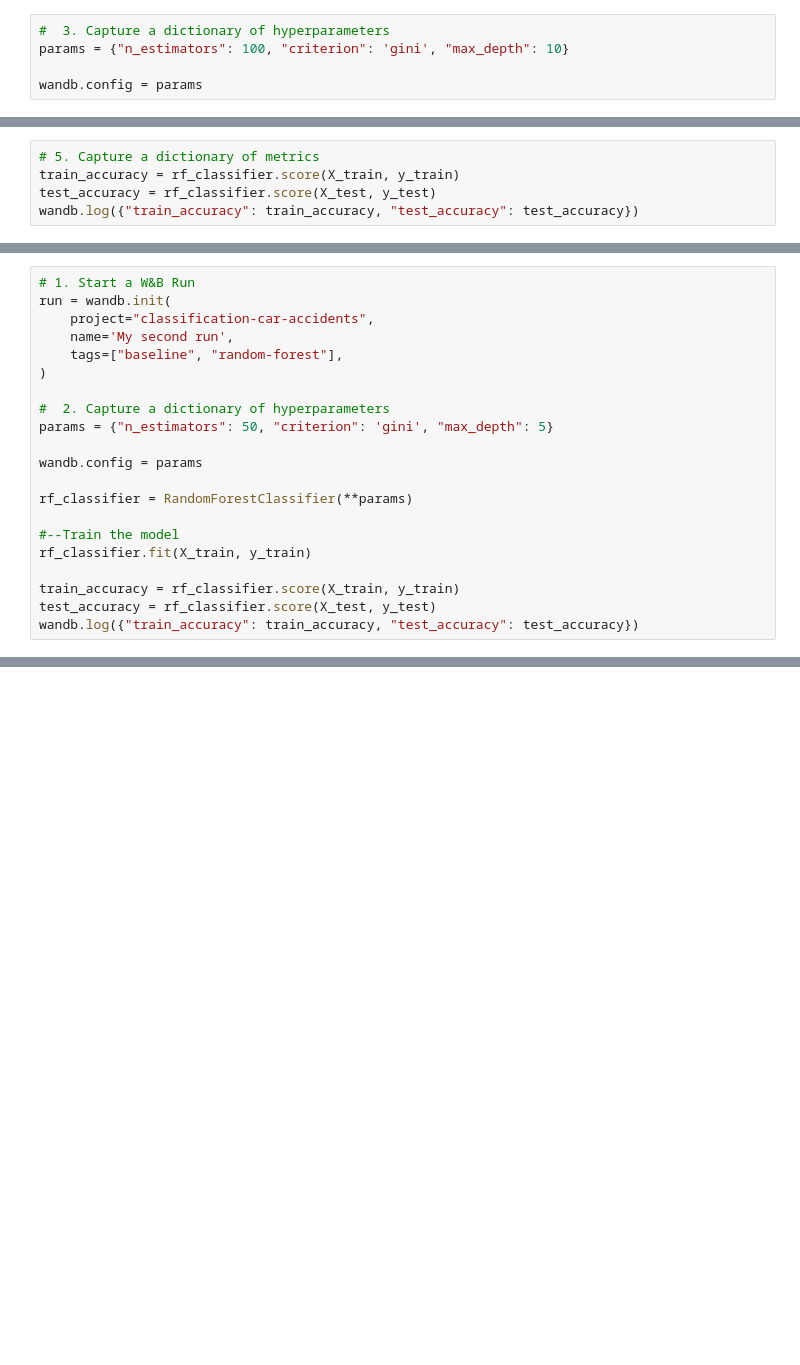
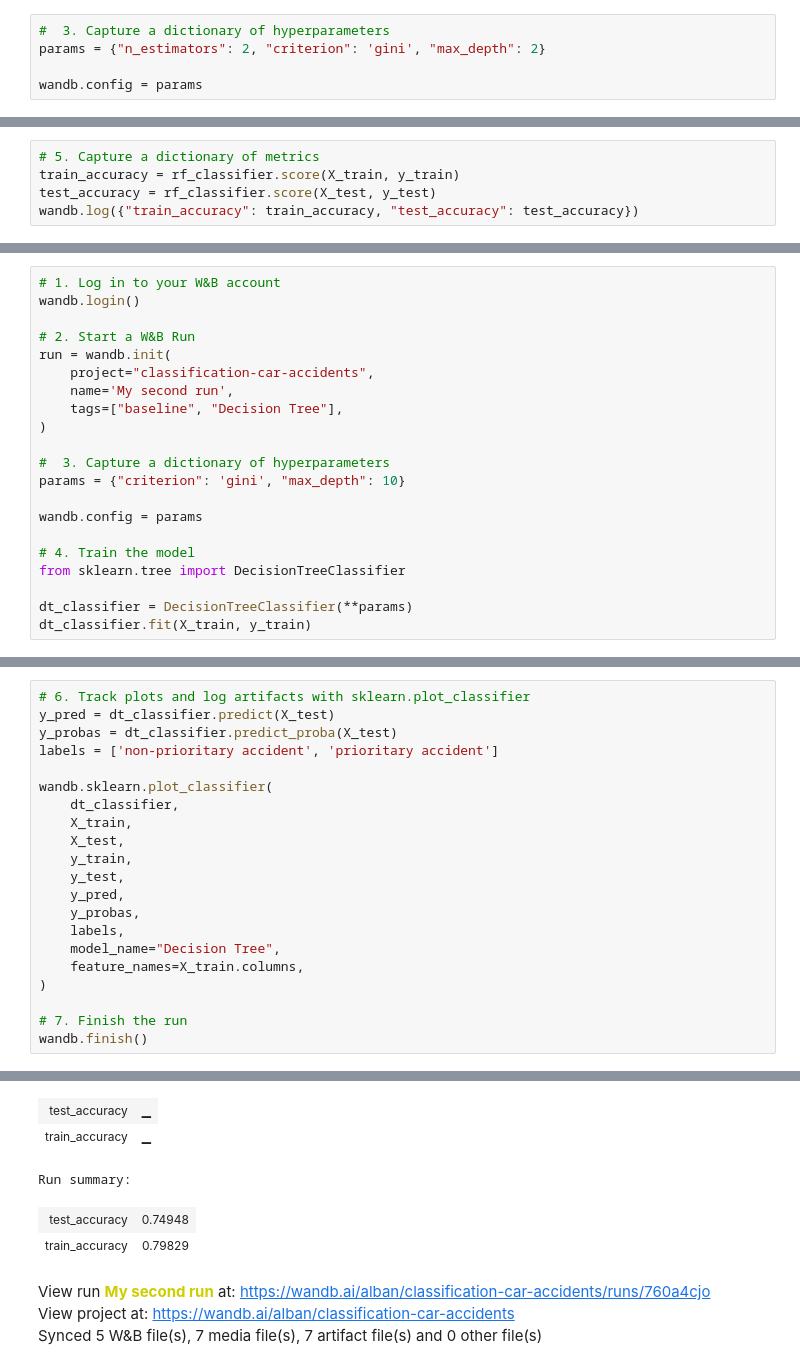
Before and after one commit to DataScientest-Studio/Template_MLOps_accidents, a Jupyter notebook: notebooks/1.0-at-weights-and-biases.ipynb, the cells around one changed output, grey strips where cells are left out. Drawn from its saved outputs; the diff is of its cells as text; blank space fills up the shorter version.

```diff
--- a/notebooks/1.0-at-weights-and-biases.ipynb
+++ b/notebooks/1.0-at-weights-and-biases.ipynb
@@ -28,6 +27,6 @@ View run at https://wandb.ai/alban/classification-car-accidents-2/runs/31y36b1g
 # %%
 #  3. Capture a dictionary of hyperparameters
-params = {"n_estimators": 100, "criterion": 'gini', "max_depth": 10}
+params = {"n_estimators": 2, "criterion": 'gini', "max_depth": 2}
 
 wandb.config = params
 # %%
@@ -78,22 +85,22 @@ A noter que ces paramètres seront utiles à la reproductibilité de la run mais
 # %%
-# 1. Start a W&B Run
+# 1. Log in to your W&B account
+wandb.login()
+
+# 2. Start a W&B Run
 run = wandb.init(
     project="classification-car-accidents",
     name='My second run',
-    tags=["baseline", "random-forest"],
+    tags=["baseline", "Decision Tree"],
 )
 
-#  2. Capture a dictionary of hyperparameters
-params = {"n_estimators": 50, "criterion": 'gini', "max_depth": 5}
+#  3. Capture a dictionary of hyperparameters
+params = {"criterion": 'gini', "max_depth": 10}
 
 wandb.config = params
 
-rf_classifier = RandomForestClassifier(**params)
+# 4. Train the model
+from sklearn.tree import DecisionTreeClassifier
 
-#--Train the model
-rf_classifier.fit(X_train, y_train)
-
-train_accuracy = rf_classifier.score(X_train, y_train)
-test_accuracy = rf_classifier.score(X_test, y_test)
-wandb.log({"train_accuracy": train_accuracy, "test_accuracy": test_accuracy})
+dt_classifier = DecisionTreeClassifier(**params)
+dt_classifier.fit(X_train, y_train)
 # %% [output]
@@ -162,0 +119,22 @@ dossier mlruns = dossier wandb
+# %%
+# 6. Track plots and log artifacts with sklearn.plot_classifier
+y_pred = dt_classifier.predict(X_test)
+y_probas = dt_classifier.predict_proba(X_test)
+labels = ['non-prioritary accident', 'prioritary accident']
+
+wandb.sklearn.plot_classifier(
+    dt_classifier,
+    X_train,
+    X_test,
+    y_train,
+    y_test,
+    y_pred,
+    y_probas,
+    labels,
+    model_name="Decision Tree",
+    feature_names=X_train.columns,
+)
+
+# 7. Finish the run
+wandb.finish()
+# %% [output]
@@ -162,0 +158,8 @@ dossier mlruns = dossier wandb
+| test_accuracy | ▁ |
+| train_accuracy | ▁ |
+Run summary:
+| test_accuracy | 0.74948 |
+| train_accuracy | 0.79829 |
+View run My second run at: https://wandb.ai/alban/classification-car-accidents/runs/760a4cjo
+View project at: https://wandb.ai/alban/classification-car-accidents
+Synced 5 W&B file(s), 7 media file(s), 7 artifact file(s) and 0 other file(s)
```
Also changed, not shown: parts of 15 cells of this notebook, 1 other file.
